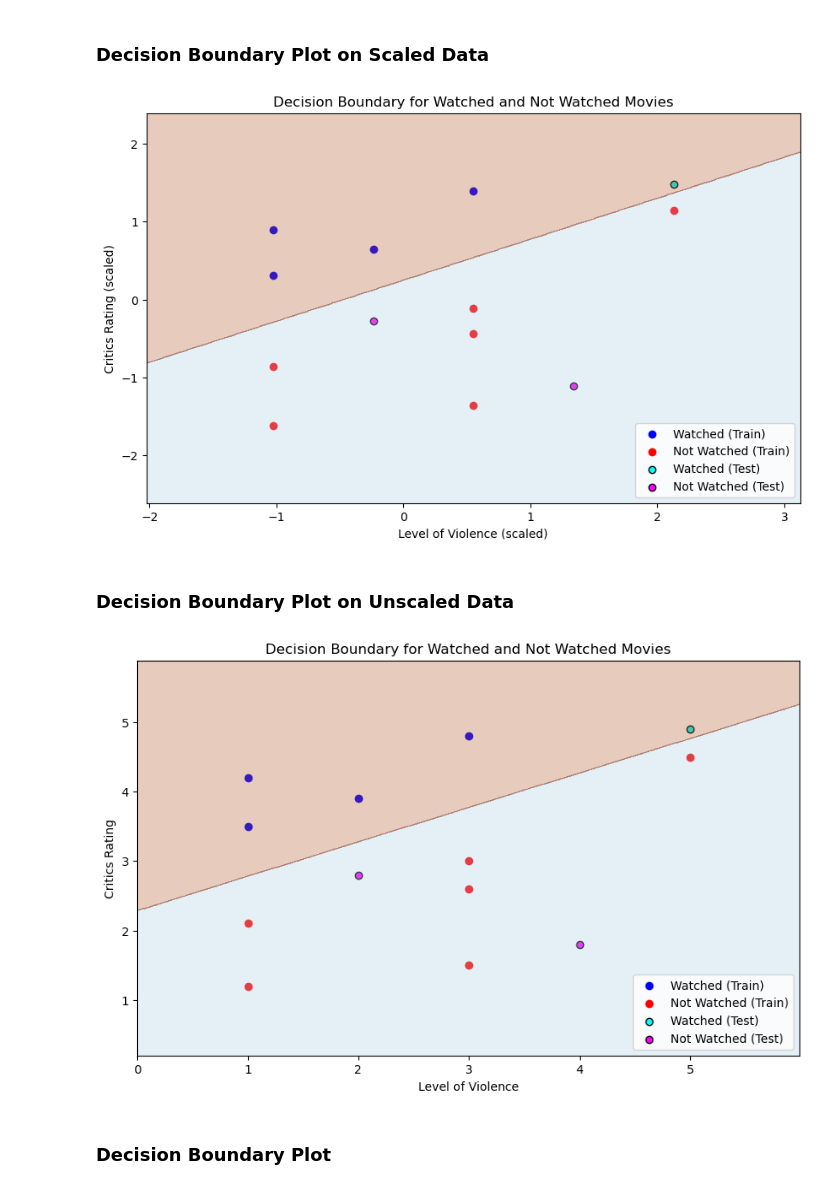
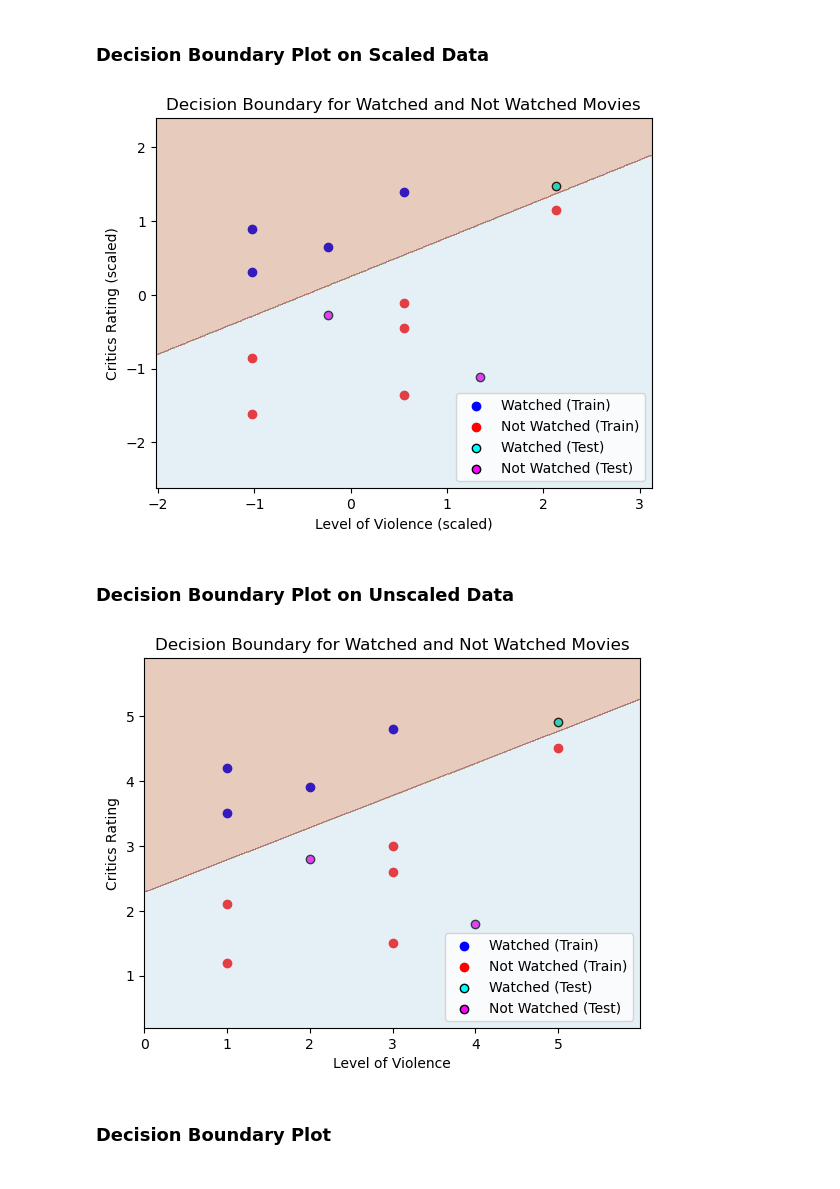
Before and after one commit to thaopham98/DataScience, a Jupyter notebook: python_analysis/PLA_classification.ipynb, the cells around one changed output. Drawn from its saved outputs; the diff is of its cells as text; code cells hidden in the pictures.

```diff
--- a/python_analysis/PLA_classification.ipynb
+++ b/python_analysis/PLA_classification.ipynb
@@ -265,40 +271,40 @@ Create a **mesh grid**, a commond technique used to visualize decision boundarie
 ### Decision Boundary Plot on Scaled Data
 # %%
 # Scatter plot with decision boundary including all data points
-plt.figure(figsize=(10, 6))
+# plt.figure(figsize=(10, 6))
 
 # Plot the training set data points
 plt.scatter(X_train_scaled[y_train == 1][:, 0], X_train_scaled[y_train == 1][:, 1], color='blue', label='Watched (Train)')
 plt.scatter(X_train_scaled[y_train == -1][:, 0], X_train_scaled[y_train == -1][:, 1], color='red', label='Not Watched (Train)')
 
 # Plot the testing set data points
 plt.scatter(X_test_scaled[y_test == 1][:, 0], X_test_scaled[y_test == 1][:, 1], color='cyan', label='Watched (Test)', edgecolor='k')
 plt.scatter(X_test_scaled[y_test == -1][:, 0], X_test_scaled[y_test == -1][:, 1], color='magenta', label='Not Watched (Test)', edgecolor='k')
 
 # Create a mesh to plot the decision boundary
 x_min, x_max = X_train_scaled[:, 0].min() - 1, X_train_scaled[:, 0].max() + 1
 y_min, y_max = X_train_scaled[:, 1].min() - 1, X_train_scaled[:, 1].max() + 1
 xx, yy = np.meshgrid(np.arange(x_min, x_max, 0.01),
                      np.arange(y_min, y_max, 0.01))
 
 # Predict the function value for the whole grid
 Z = pla.predict(np.c_[xx.ravel(), yy.ravel()])
 Z = Z.reshape(xx.shape)
 
 # Plot the decision boundary
 plt.contourf(xx, yy, Z, alpha=0.3, cmap=plt.cm.Paired)
 plt.title('Decision Boundary for Watched and Not Watched Movies')
 plt.xlabel('Level of Violence (scaled)')
 plt.ylabel('Critics Rating (scaled)')
 plt.legend(loc='lower right')
 plt.show()
 # %% [output]
-[figure, old version]
+[figure, new version]
 # %% [markdown]
 ### Decision Boundary Plot on Unscaled Data
 # %%
 # Scatter plot with decision boundary including all data points
-plt.figure(figsize=(10, 6))
+# plt.figure(figsize=(10, 6))
 
 # Plot the training set data points
 plt.scatter(X_train[y_train == 1]['LevelOfViolence'], X_train[y_train == 1]['CriticsRating'], color='blue', label='Watched (Train)')
@@ -334,7 +340,7 @@ plt.ylabel('Critics Rating')
 plt.legend(loc='lower right')
 plt.show()
 # %% [output]
-[figure, old version]
+[figure, new version]
 # %% [markdown]
 ### Decision Boundary Plot
 # %%
```
Also changed, not shown: parts of 5 cells of this notebook.
